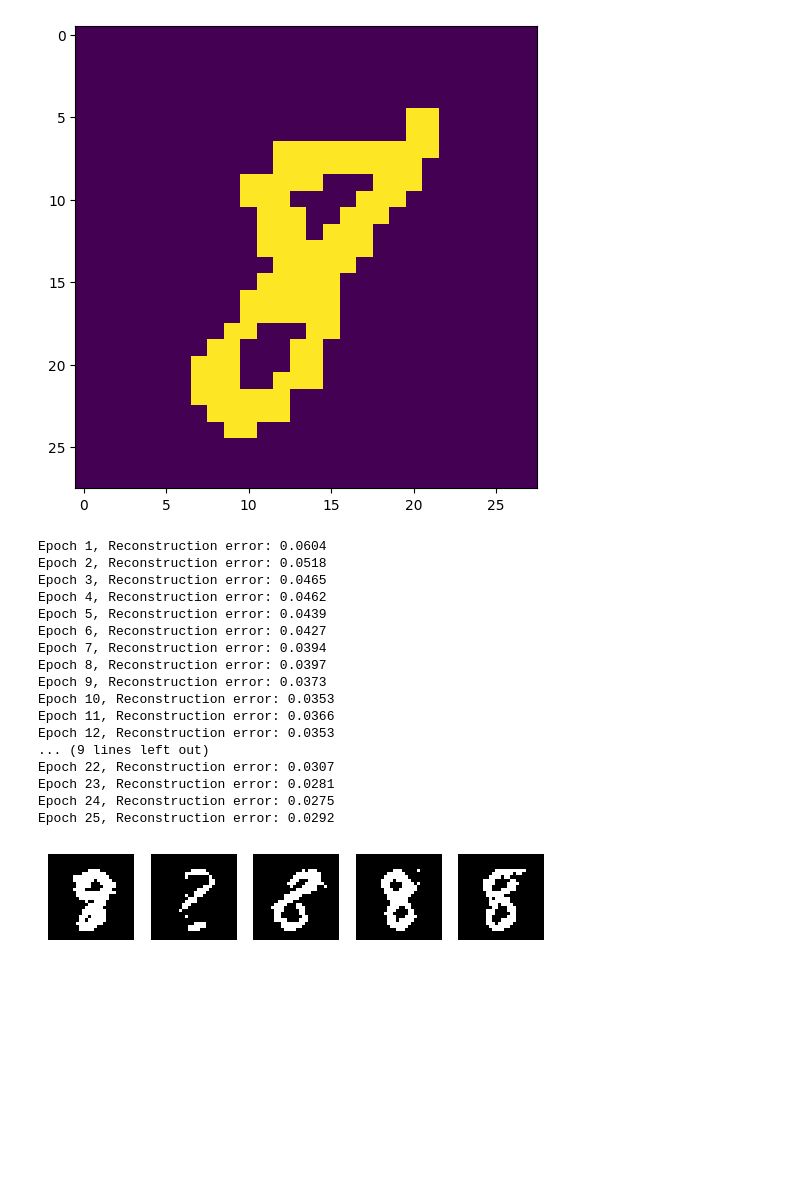
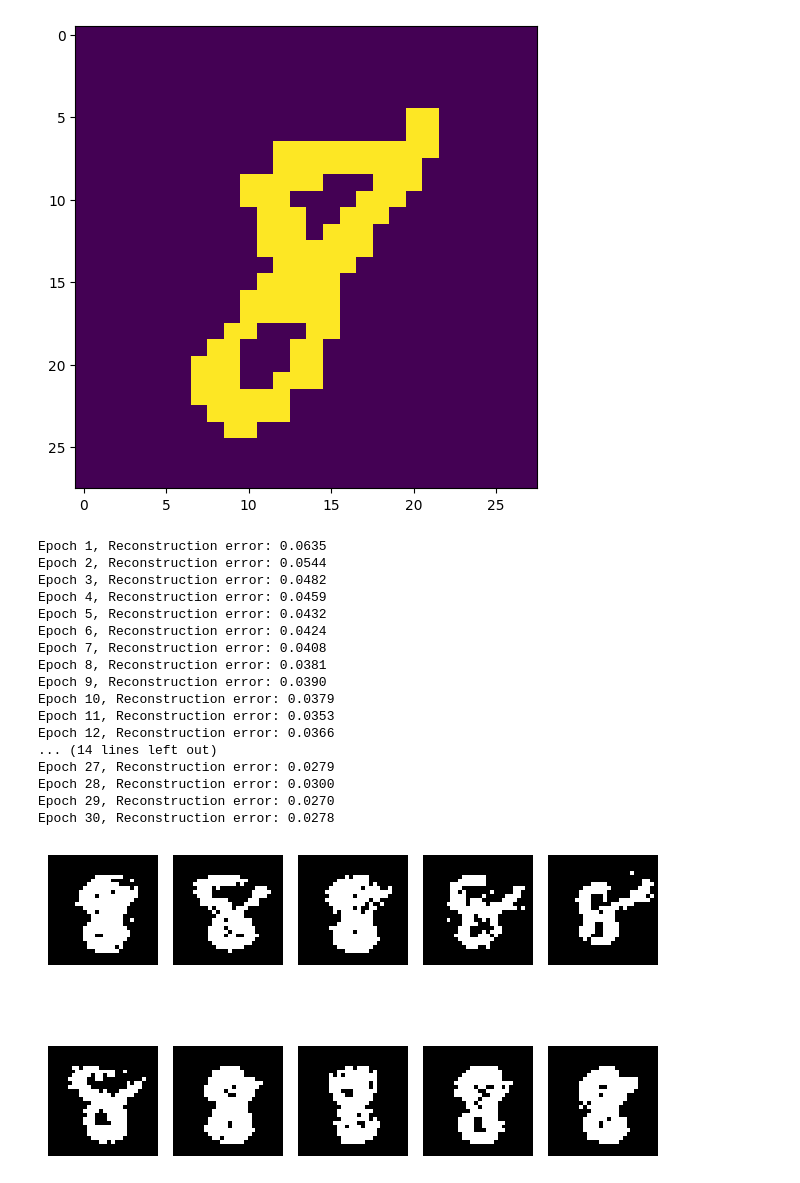
Before and after one commit to saliherdemk/ML-Papers-Implementations, a Jupyter notebook: BoltzmannMachine/main.ipynb, the cells around one changed output. Saved outputs shown, nothing was run; the diff lists cells and outputs as text; code cells hidden in the pictures; blank space fills up the shorter version.

```diff
--- a/BoltzmannMachine/main.ipynb
+++ b/BoltzmannMachine/main.ipynb
@@ -139,18 +139,18 @@ class RBM:
     def sample(self, probs):
         return (np.random.rand(*probs.shape) < probs).astype(np.float32)
 
-    def train(self, dataset, epochs = 25, batch_size = 64):
+    def train(self, dataset, epochs = 30, batch_size = 64):
         for epoch in range(epochs):
             for i in range(0, len(dataset), batch_size):
                 v0 = dataset[i:i+batch_size]
 
-                h0_prob = self.sigmoid(v0 @ self.weights + self.hidden_biases)
+                h0_prob = self.sigmoid(v0 @ self.weights + self.hidden_biases) # P(h=1∣v0)
                 h0_sample = self.sample(h0_prob)
 
-                v1_prob = self.sigmoid(h0_sample @ self.weights.T + self.visible_biases)
+                v1_prob = self.sigmoid(h0_sample @ self.weights.T + self.visible_biases) # P(v=1∣h0)
                 v1_sample = self.sample(v1_prob)
 
-                h1_prob = self.sigmoid(v1_sample @ self.weights + self.hidden_biases)
+                h1_prob = self.sigmoid(v1_sample @ self.weights + self.hidden_biases) # P(h=1∣v1)
 
                 positive_grad = v0.T @ h0_prob
                 negative_grad = v1_sample.T @ h1_prob
@@ -177,32 +177,34 @@ class RBM:
 rbm = RBM(X.shape[1], 512)
 rbm.train(X)
 # %% [output]
-Epoch 1, Reconstruction error: 0.0604
-Epoch 2, Reconstruction error: 0.0518
-Epoch 3, Reconstruction error: 0.0465
-Epoch 4, Reconstruction error: 0.0462
-Epoch 5, Reconstruction error: 0.0439
-Epoch 6, Reconstruction error: 0.0427
-Epoch 7, Reconstruction error: 0.0394
-Epoch 8, Reconstruction error: 0.0397
-Epoch 9, Reconstruction error: 0.0373
-Epoch 10, Reconstruction error: 0.0353
-Epoch 11, Reconstruction error: 0.0366
-Epoch 12, Reconstruction error: 0.0353
-... (9 lines left out)
-Epoch 22, Reconstruction error: 0.0307
-Epoch 23, Reconstruction error: 0.0281
-Epoch 24, Reconstruction error: 0.0275
-Epoch 25, Reconstruction error: 0.0292
+Epoch 1, Reconstruction error: 0.0635
+Epoch 2, Reconstruction error: 0.0544
+Epoch 3, Reconstruction error: 0.0482
+Epoch 4, Reconstruction error: 0.0459
+Epoch 5, Reconstruction error: 0.0432
+Epoch 6, Reconstruction error: 0.0424
+Epoch 7, Reconstruction error: 0.0408
+Epoch 8, Reconstruction error: 0.0381
+Epoch 9, Reconstruction error: 0.0390
+Epoch 10, Reconstruction error: 0.0379
+Epoch 11, Reconstruction error: 0.0353
+Epoch 12, Reconstruction error: 0.0366
+... (14 lines left out)
+Epoch 27, Reconstruction error: 0.0279
+Epoch 28, Reconstruction error: 0.0300
+Epoch 29, Reconstruction error: 0.0270
+Epoch 30, Reconstruction error: 0.0278
 # %%
 import matplotlib.pyplot as plt
 
-for i in range(5):
+n = 10
+for i in range(n):
     sample = rbm.generate(n_gibbs_steps=2000)
-    plt.subplot(1,5,i+1)
-    plt.imshow(sample.reshape(28,28), cmap='gray')
+    plt.subplot(2, 5, i + 1)
+    plt.imshow(sample.reshape(28, 28), cmap='gray')
     plt.axis('off')
 
+plt.tight_layout()
 plt.show()
 # %% [output]
-[figure, old version]
+[figure, new version]
```
Also changed, not shown: parts of 1 cell of this notebook, 2 other files.
